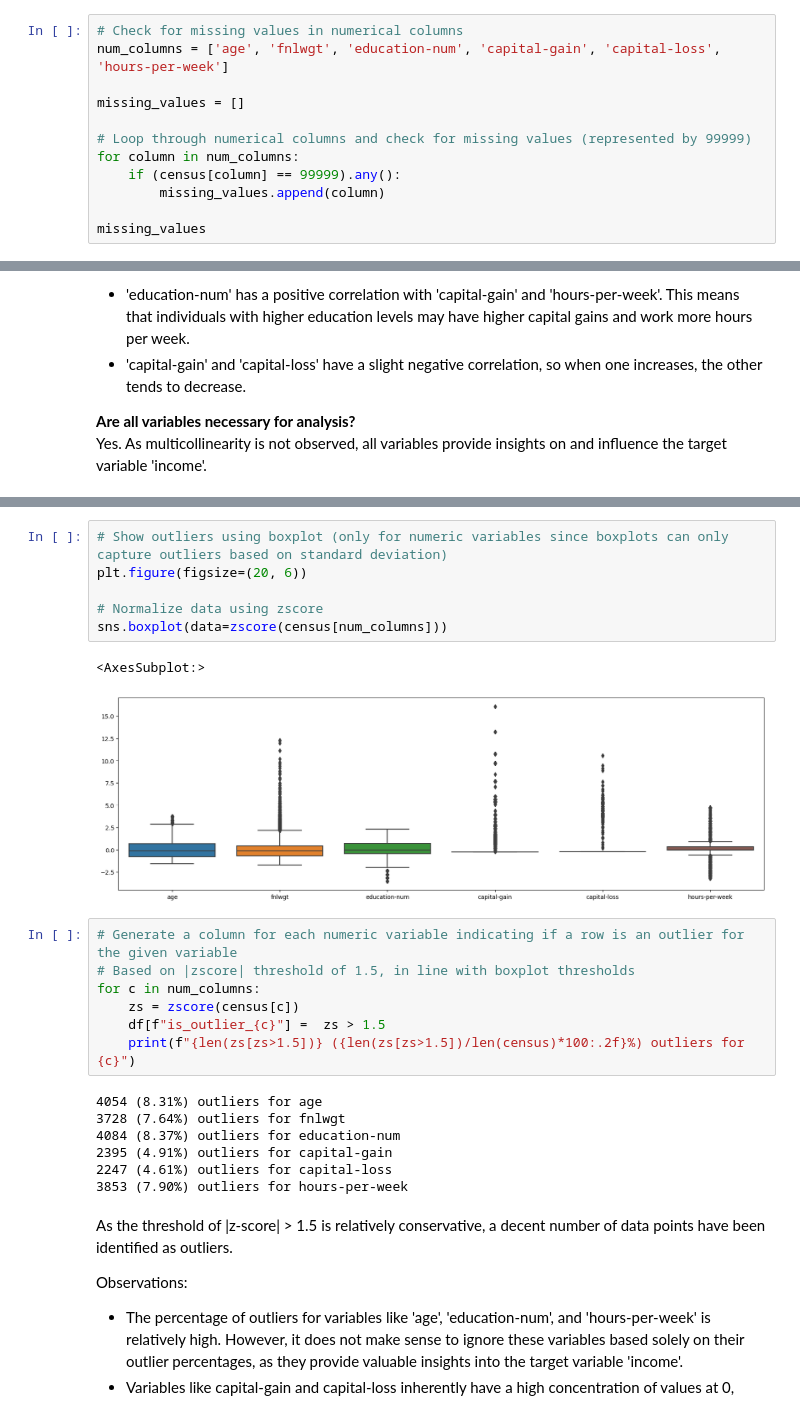
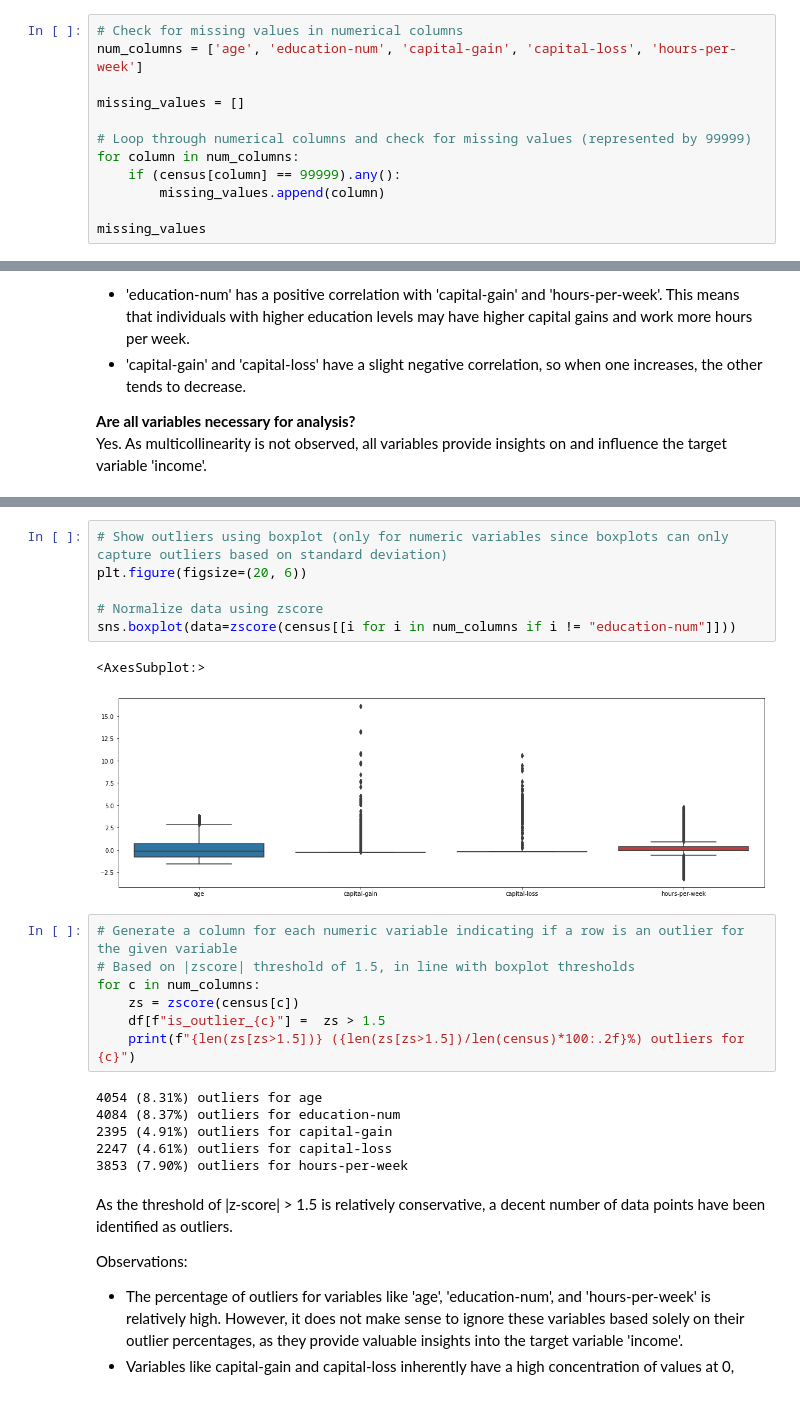
Before and after one commit to legendarycy/IS3221_Grp_2, a Jupyter notebook: IS3221 Project Codes.ipynb, the cells around one changed output, grey strips where cells are left out. Saved outputs shown, nothing was run; the diff lists cells and outputs as text.

```diff
--- a/IS3221 Project Codes.ipynb
+++ b/IS3221 Project Codes.ipynb
@@ -250,7 +250,7 @@ DataFrame with column names and unique values:
 Numerical variables:
 # %%
 # Check for missing values in numerical columns
-num_columns = ['age', 'fnlwgt', 'education-num', 'capital-gain', 'capital-loss', 'hours-per-week']
+num_columns = ['age', 'education-num', 'capital-gain', 'capital-loss', 'hours-per-week']
 
 missing_values = []
 
@@ -392,12 +405,12 @@ Yes. As multicollinearity is not observed, all variables provide insights on and
 # %%
 # Show outliers using boxplot (only for numeric variables since boxplots can only capture outliers based on standard deviation)
 plt.figure(figsize=(20, 6))
 
 # Normalize data using zscore
-sns.boxplot(data=zscore(census[num_columns]))
+sns.boxplot(data=zscore(census[[i for i in num_columns if i != "education-num"]]))
 # %% [output]
 <AxesSubplot:>
-[figure, old version]
+[figure, new version]
 # %%
 # Generate a column for each numeric variable indicating if a row is an outlier for the given variable
 # Based on |zscore| threshold of 1.5, in line with boxplot thresholds
@@ -407,7 +420,6 @@ for c in num_columns:
     print(f"{len(zs[zs>1.5])} ({len(zs[zs>1.5])/len(census)*100:.2f}%) outliers for {c}")
 # %% [output]
 4054 (8.31%) outliers for age
-3728 (7.64%) outliers for fnlwgt
 4084 (8.37%) outliers for education-num
 2395 (4.91%) outliers for capital-gain
 2247 (4.61%) outliers for capital-loss
```
Also changed, not shown: parts of 5 cells of this notebook.
